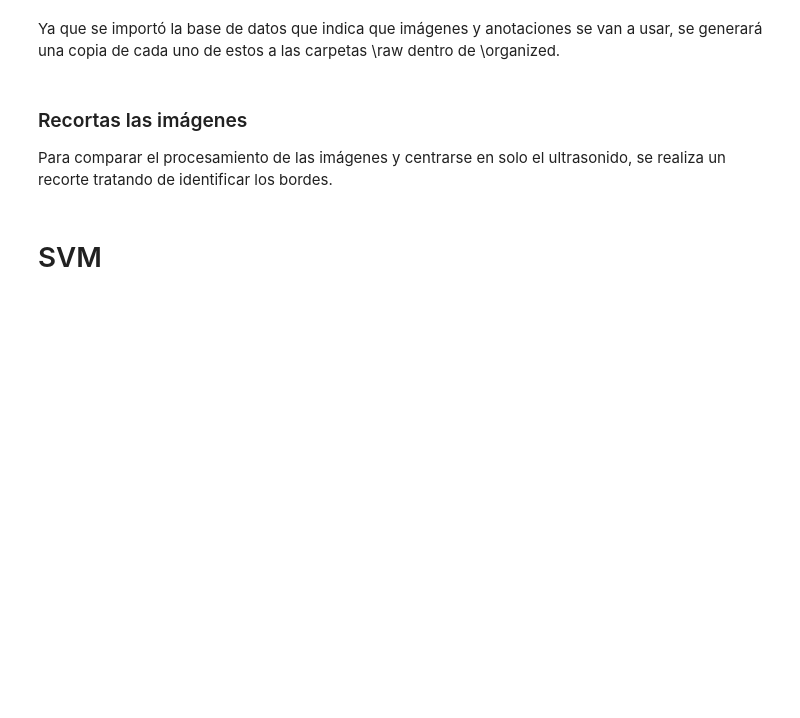
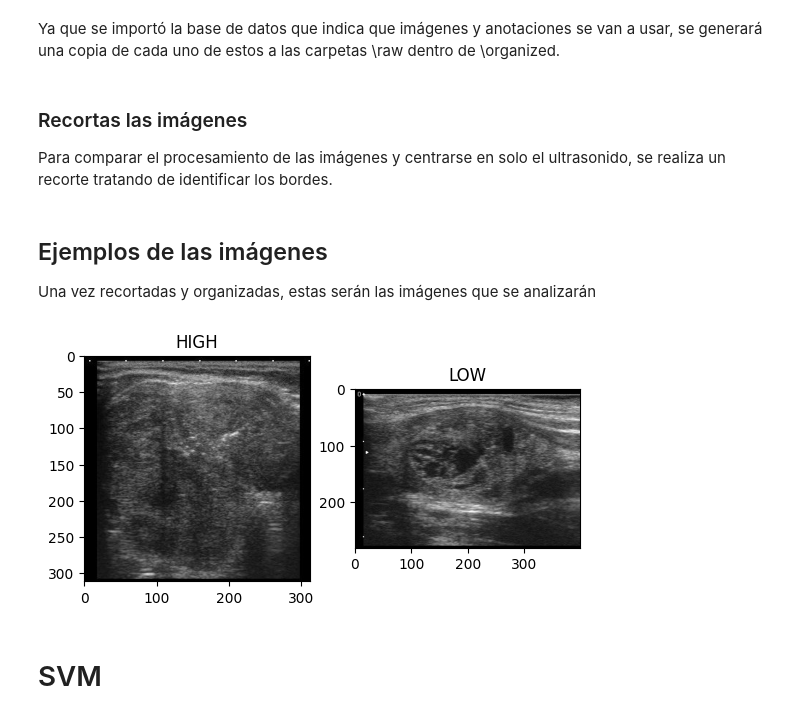
Before and after one commit to Dezarti/nodulos_tiroideos, a Jupyter notebook: 2_procesamiento_datos.ipynb, the cells around one changed output. Cells and saved outputs as stored; diff of their text form; code cells hidden in the pictures; blank space fills up the shorter version.

Commit message:
Ejemplos de imágenes

```diff
--- a/2_procesamiento_datos.ipynb
+++ b/2_procesamiento_datos.ipynb
@@ -228,6 +228,37 @@ output_folder_3 = 'db_unal/organized/images/cropped/low'
 # Procesar imágenes
 ubicar(input_folder_1, output_folder_1)
 ubicar(input_folder_3, output_folder_3)
+# %% [markdown]
+## Ejemplos de las imágenes
+
+Una vez recortadas y organizadas, estas serán las imágenes que se analizarán
+# %%
+import cv2
+import matplotlib.pyplot as plt
+
+# Fijar la dirección de cualquiera de las dos imágenes
+folder_1 = 'db_unal/organized/images/cropped/high/1_1.jpg'
+folder_2 = 'db_unal/organized/images/cropped/low/4_1.jpg'
+
+# Leer las direcciones con cv2
+img_high = cv2.imread(folder_1)
+img_low = cv2.imread(folder_2)
+
+# Convertir el perfil de color de BGR a RGB
+img_high_rgb = cv2.cvtColor(img_high, cv2.COLOR_BGR2RGB)
+img_low_rgb = cv2.cvtColor(img_low, cv2.COLOR_BGR2RGB)
+
+# Crear figura y subfiguras
+plt.figure()
+plt.subplot(1,2,1)
+plt.title('HIGH')
+plt.imshow(img_high_rgb)
+plt.subplot(1,2,2)
+plt.title('LOW')
+plt.imshow(img_low_rgb)
+plt.show()
+# %% [output]
+[figure, added]
 # %% [markdown]
 # SVM
 # %%
```
